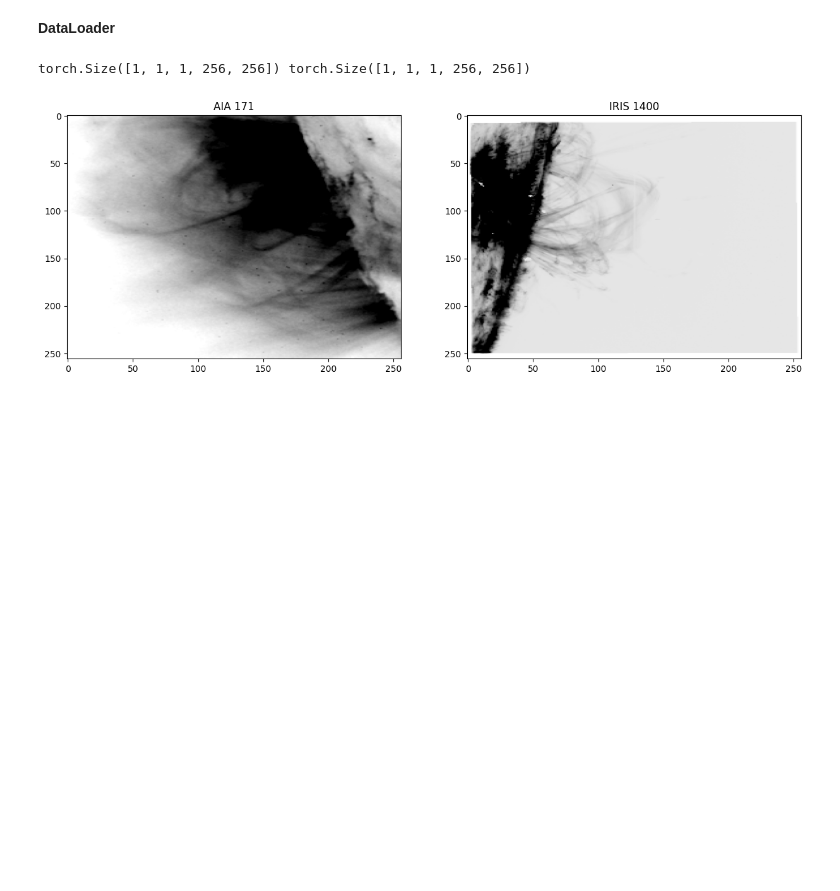
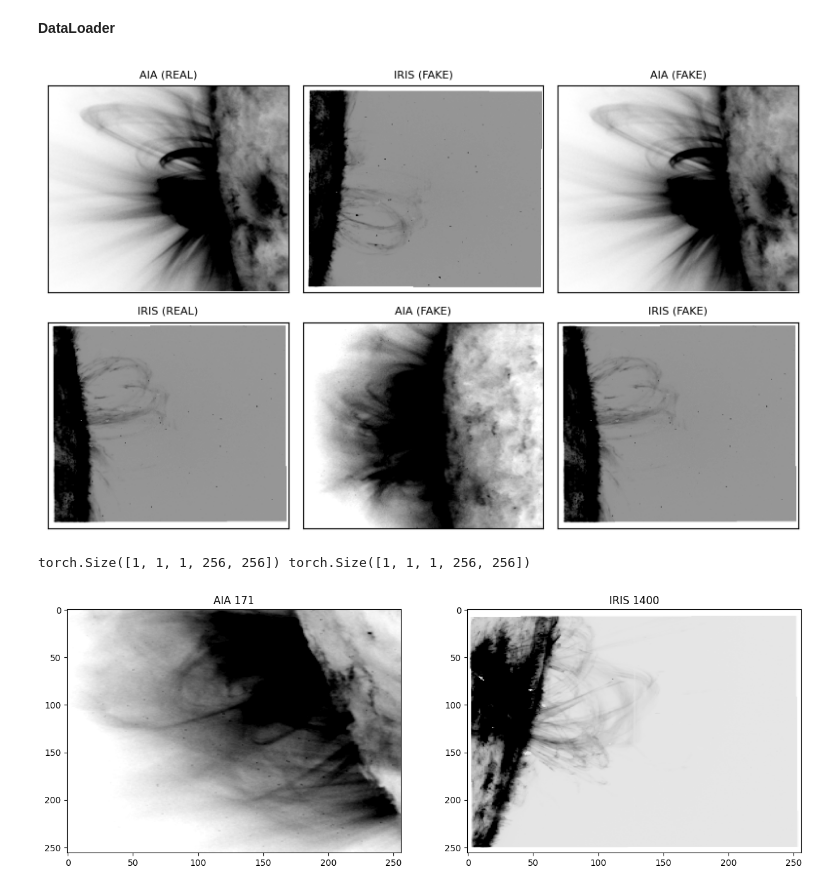
Before and after one commit to brandonlpanos/aiairis_cyclegan, a Jupyter notebook: src/tests.ipynb, the cells around one changed output. Saved outputs shown, nothing was run; the diff lists cells and outputs as text; code cells hidden in the pictures; blank space fills up the shorter version.

```diff
--- a/src/tests.ipynb
+++ b/src/tests.ipynb
@@ -7,0 +42,17 @@ import numpy as np
+# %%
+aia_test_data = np.load("../data/aia_test.npy", allow_pickle=True)
+iris_test_data = np.load("../data/iris_test.npy", allow_pickle=True)
+
+ind1 = 176
+ind2 = 11
+real_aia1, real_iris1 = np.squeeze(aia_test_data[ind1]), np.squeeze(iris_test_data[ind1])
+real_aia2, real_iris2 = np.squeeze(aia_test_data[ind2]), np.squeeze(iris_test_data[ind2])
+
+fake_iris1 = real_iris1
+fake_aia1 = real_aia1
+fake_iris2 = real_iris2
+fake_aia2 = real_aia2
+
+quick_look_gen(real_aia1, fake_iris1, fake_aia1, real_iris2, fake_aia2, fake_iris2, savename='test')
+# %% [output]
+[figure, added]
```
Also changed, not shown: parts of 4 cells of this notebook, 4 other files.
